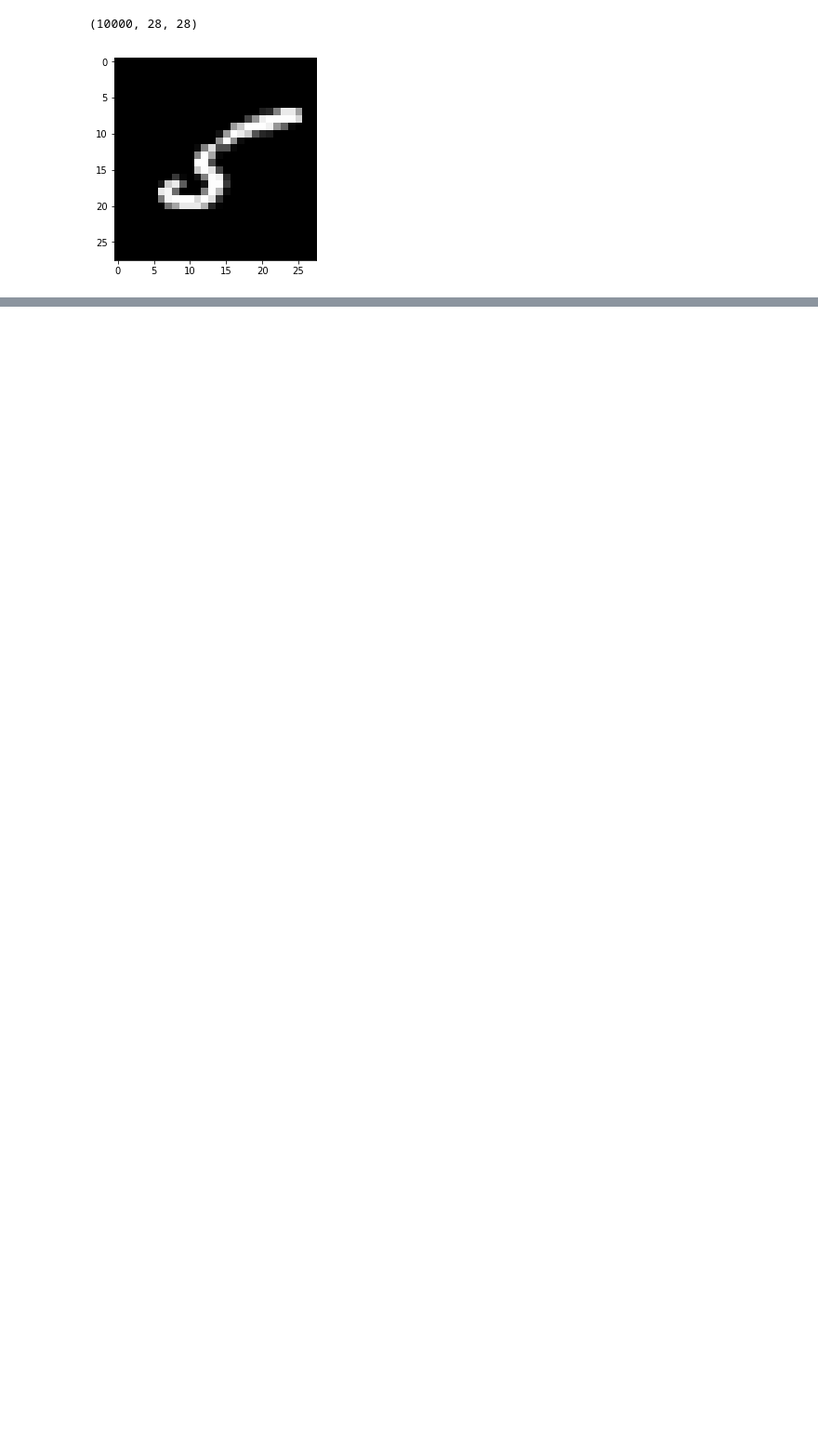
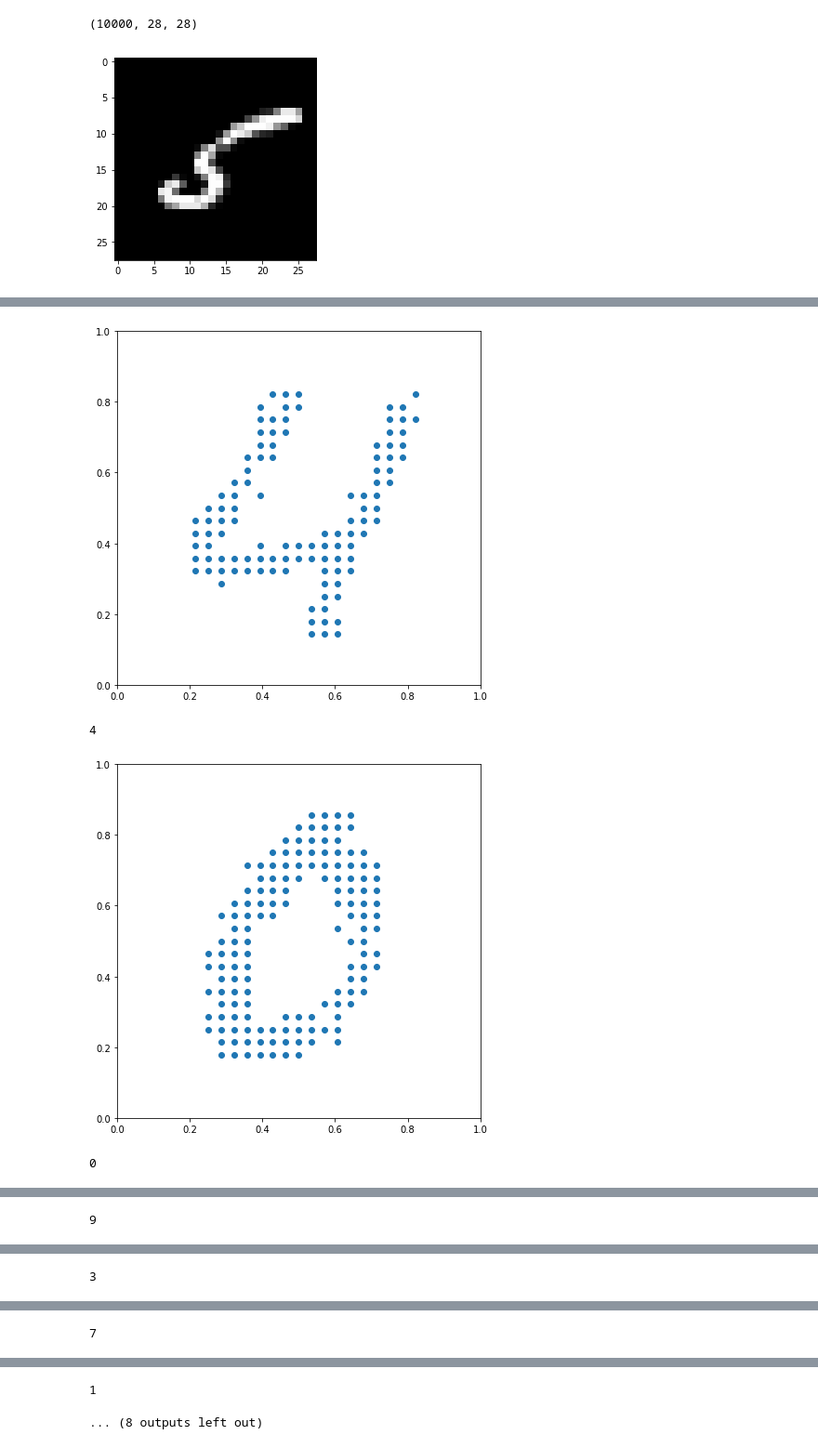
Before and after one commit to mountain-viewer/mipt-research, a Jupyter notebook: 2d-mnist-generation.ipynb, the cells around one changed output, grey strips where cells are left out. Shown at 93% size. Saved outputs shown, nothing was run; the diff lists cells and outputs as text; code cells hidden in the pictures; blank space fills up the shorter version.

```diff
--- a/2d-mnist-generation.ipynb
+++ b/2d-mnist-generation.ipynb
@@ -38,0 +39,37 @@ plt.show()
+# %%
+def make_2d_mnist(X, y):
+    n_obs = X.shape[0]
+    w, h = X.shape[2], X.shape[1]
+
+    sample = []
+
+    for i in range(n_obs):
+        points = []
+
+        for j in range(h):
+            for k in range(w):
+
+                if coin_flip.rvs(X[i][j][k] / 255) == 1:
+                    points.append([k / w, (-j + h) / h])
+
+        points = np.array(points)
+        sample.append(points)
+
+    return sample, y
+# %%
+sample, labels = make_2d_mnist(X_train[:100], y_train[:100])
+# %%
+ix = np.random.choice(100, size=10, replace=False)
+
+for i in ix:
+    plt.figure(figsize=(7, 7))
+    plt.scatter(sample[i][:, 0], sample[i][:, 1])
+    plt.xlim(0, 1)
+    plt.ylim(0, 1)
+    plt.show()
+    print(labels[i])
+# %% [output]
+[figure, added]
+4
+[figure, added]
+0
@@ -38,0 +77 @@ plt.show()
+9
@@ -38,0 +79 @@ plt.show()
+3
@@ -38,0 +81 @@ plt.show()
+7
@@ -38,0 +83,2 @@ plt.show()
+1
+... (8 outputs left out)
```
Also changed, not shown: parts of 3 cells of this notebook.
